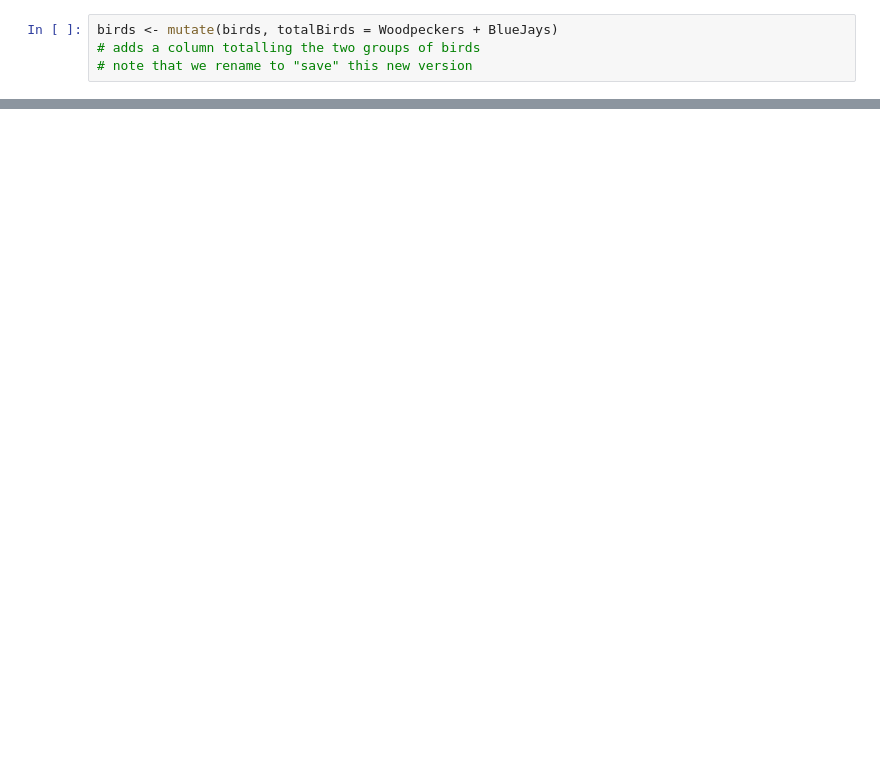
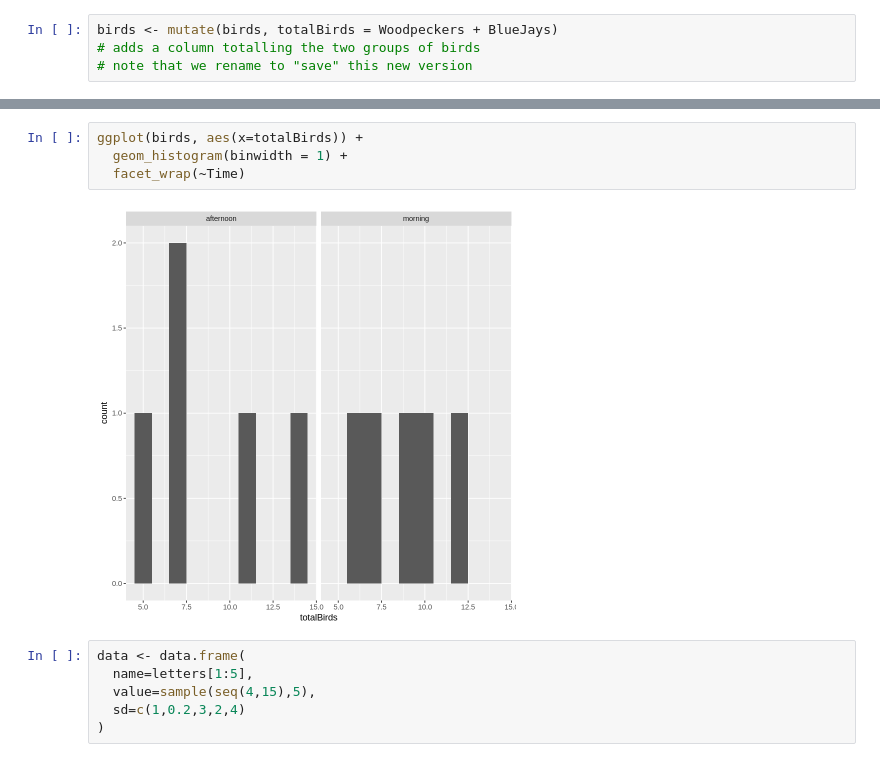
Before and after one commit to KaraNuss/coding-intro, a Jupyter notebook: Getting_Started.ipynb, the cells around one changed output, grey strips where cells are left out. Cells and saved outputs as stored; diff of their text form; blank space fills up the shorter version.

```diff
--- a/Getting_Started.ipynb
+++ b/Getting_Started.ipynb
@@ -185,0 +182,12 @@ ggplot(birds, aes (x = Time, y = totalBirds)) +
+# %%
+ggplot(birds, aes(x=totalBirds)) +
+  geom_histogram(binwidth = 1) +
+  facet_wrap(~Time)
+# %% [output]
+[figure, added]
+# %%
+data <- data.frame(
+  name=letters[1:5],
+  value=sample(seq(4,15),5),
+  sd=c(1,0.2,3,2,4)
+)
```
Also changed, not shown: parts of 21 cells of this notebook.
